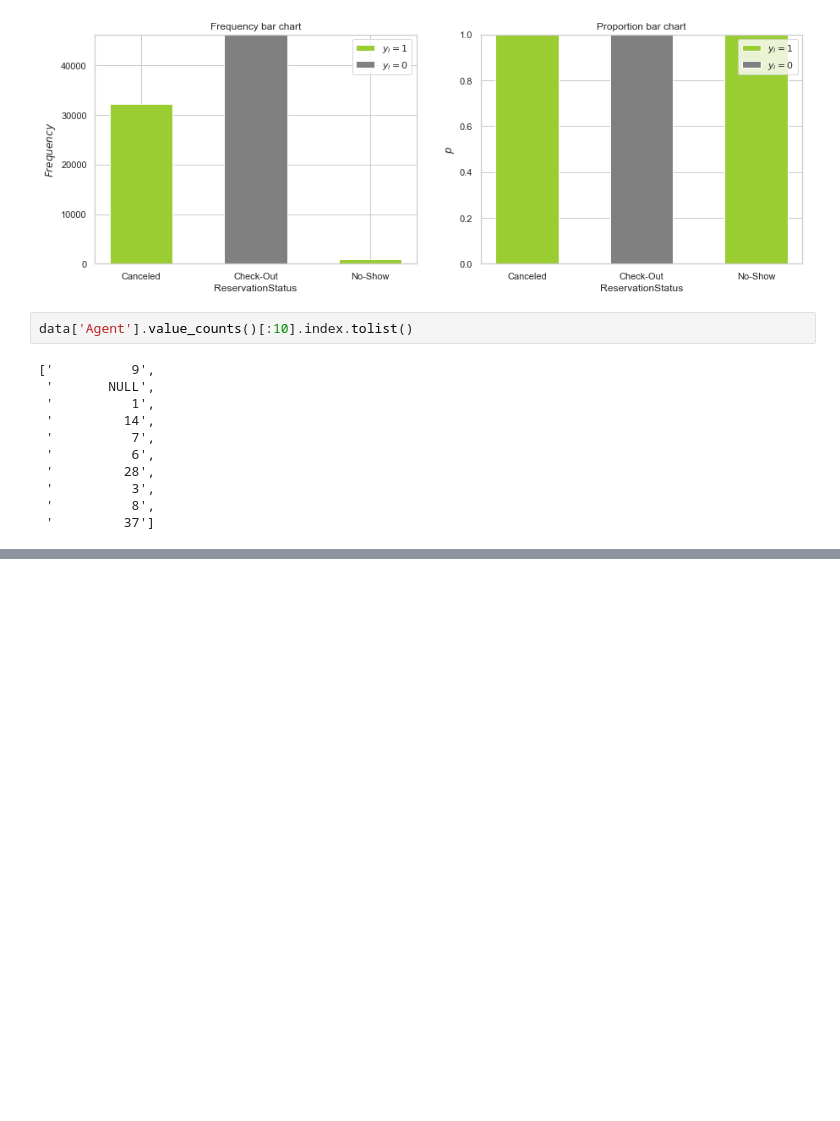
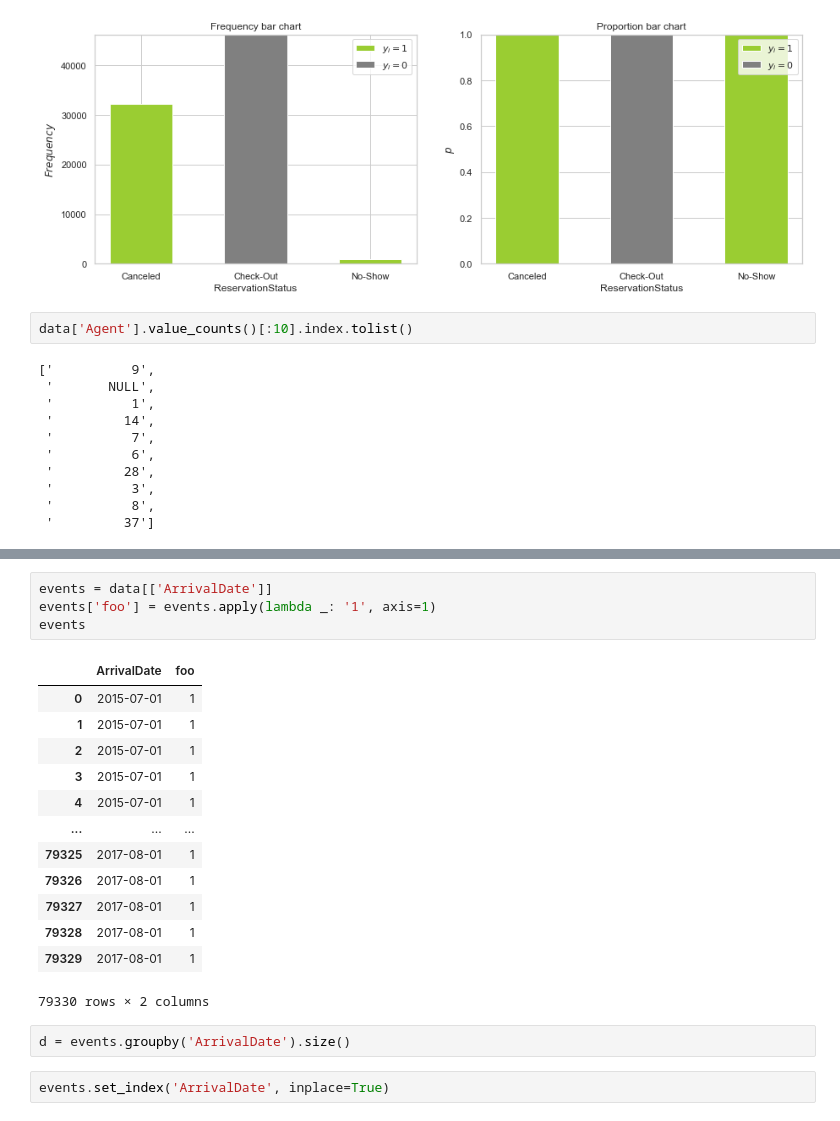
Before and after one commit to fredericojpr/BC2_Predict_Cancellations, a Jupyter notebook: scripts/BC2_Notebook_Frederico.ipynb, the cells around one changed output, grey strips where cells are left out. Cells and saved outputs as stored; diff of their text form; blank space fills up the shorter version.

```diff
--- a/scripts/BC2_Notebook_Frederico.ipynb
+++ b/scripts/BC2_Notebook_Frederico.ipynb
@@ -145,0 +191,22 @@ data['Agent'].value_counts()[:10].index.tolist()
+# %%
+events = data[['ArrivalDate']]
+events['foo'] = events.apply(lambda _: '1', axis=1)
+events
+# %% [output]
+|  | ArrivalDate | foo |
+| 0 | 2015-07-01 | 1 |
+| 1 | 2015-07-01 | 1 |
+| 2 | 2015-07-01 | 1 |
+| 3 | 2015-07-01 | 1 |
+| 4 | 2015-07-01 | 1 |
+| ... | ... | ... |
+| 79325 | 2017-08-01 | 1 |
+| 79326 | 2017-08-01 | 1 |
+| 79327 | 2017-08-01 | 1 |
+| 79328 | 2017-08-01 | 1 |
+| 79329 | 2017-08-01 | 1 |
+79330 rows × 2 columns
+# %%
+d = events.groupby('ArrivalDate').size()
+# %%
+events.set_index('ArrivalDate', inplace=True)
```
Also changed, not shown: parts of 9 cells of this notebook.
